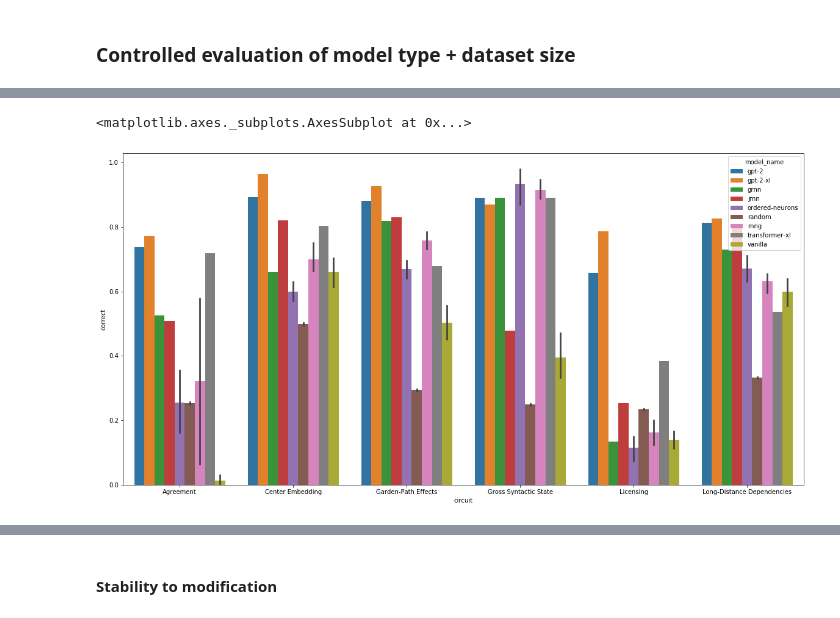
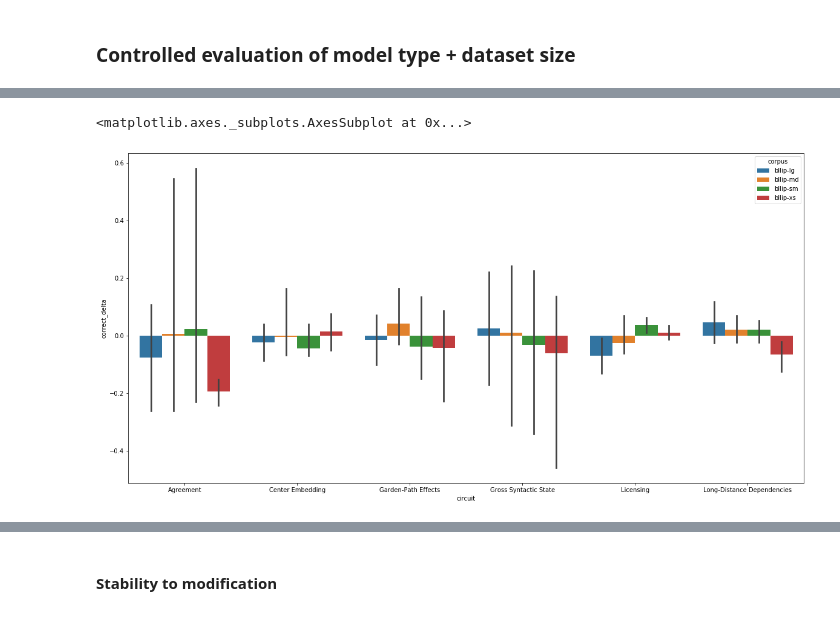
Before and after one commit to cpllab/syntactic-generalization, a Jupyter notebook: notebooks/main.ipynb, the cells around one changed output, grey strips where cells are left out. Cells and saved outputs as stored; diff of their text form; code cells hidden in the pictures.

```diff
--- a/notebooks/main.ipynb
+++ b/notebooks/main.ipynb
@@ -278,5 +284,9 @@ Text(0, 0.5, 'Accuracy')
 # %% [markdown]
 ### Controlled evaluation of model type + dataset size
+# %%
+controlled_suites_df = suites_df[suites_df.model_name.isin(controlled_models)]
+controlled_suites_df_mod = suites_df_mod[suites_df_mod.model_name.isin(controlled_models)]
+controlled_joined_data_circuits = joined_data_circuits[joined_data_circuits.model_name.isin(controlled_models)]
 # %%
 # Compare SG deltas w.r.t. test suite mean rather than absolute values.
 # This makes for a more easily interpretable visualization
@@ -306,6 +325,6 @@ Text(0.5, 1.0, 'Corpus averages: delta from mean accuracy')
 # %%
 plt.subplots(figsize=(20, 10))
-sns.barplot(data=joined_data_circuits, x="circuit", y="correct", hue="model_name")
+sns.barplot(data=controlled_joined_data_circuits, x="circuit", y="correct_delta", hue="corpus", units="model_name")
 # %% [output]
 <matplotlib.axes._subplots.AxesSubplot at 0x...>
-[figure, old version]
+[figure, new version]
```
Also changed, not shown: parts of 11 cells of this notebook, 1 other file.
